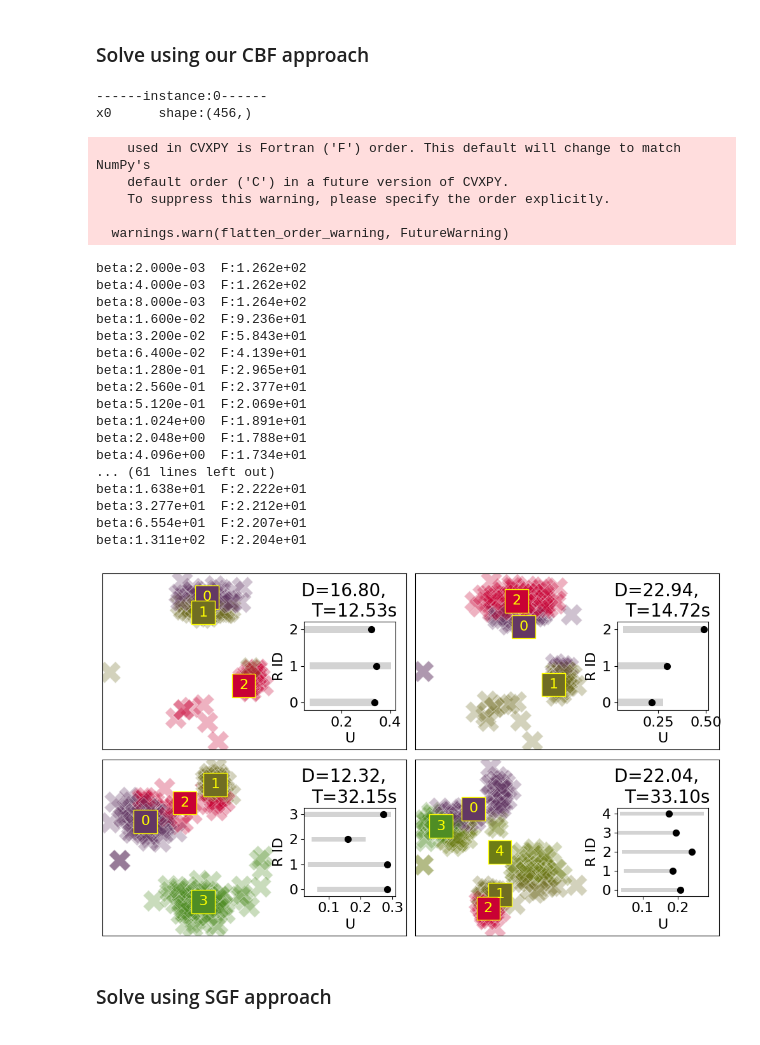
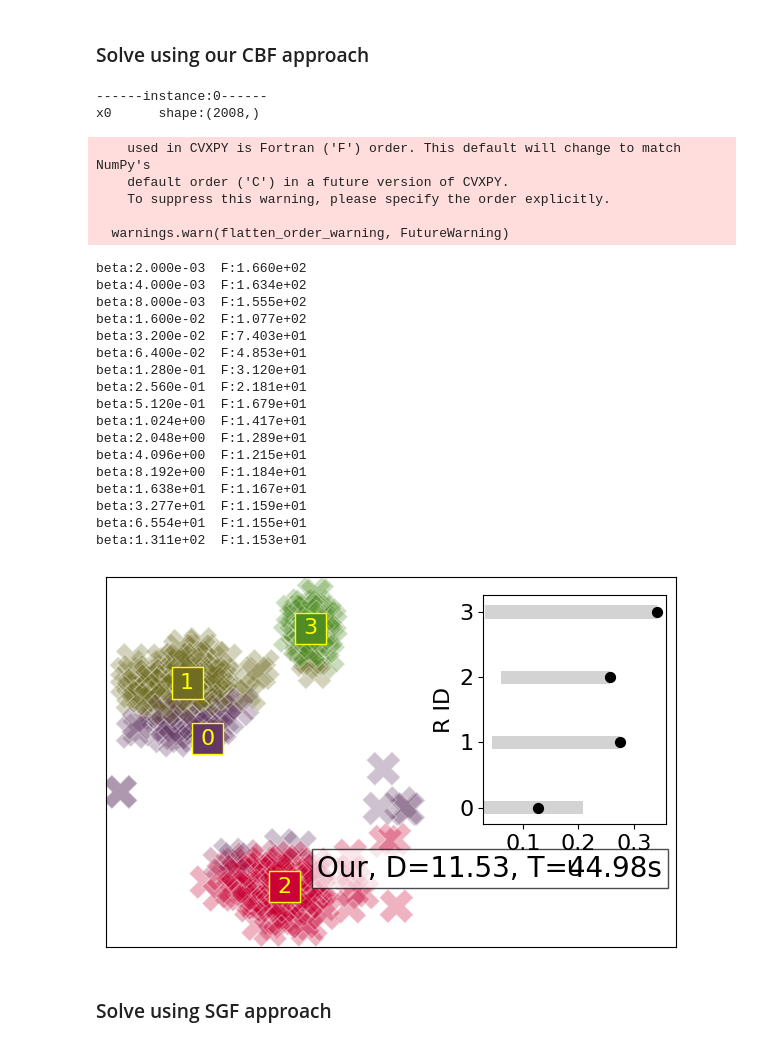
Before and after one commit to dt-1729/CBF_MEP_consRA, a Jupyter notebook: clustering_compare_annealing_v1.ipynb, the cells around one changed output. Saved outputs shown, nothing was run; the diff lists cells and outputs as text; code cells hidden in the pictures.

```diff
--- a/clustering_compare_annealing_v1.ipynb
+++ b/clustering_compare_annealing_v1.ipynb
@@ -22,9 +22,9 @@ from mpl_toolkits.axes_grid1.inset_locator import inset_axes
 # %% [markdown]
 ### Create multiple constrained FLP instances
 # %%
-n_instances = 4
-N_range = [int(50+100*n) for n in range(n_instances)]
-M_range = [int(2+1*m) for m in range(n_instances)]
+n_instances = 5
+N_range = [int(100+100*n) for n in range(n_instances)]
+M_range = [int(2+0.8*m) for m in range(n_instances)]
 cov_range = [8+2*p for p in range(n_instances)]
 d = 2
 scale = 20
@@ -64,6 +64,10 @@ b1_grow = 5
 theta = 5
 n_iters = 1000
 D_tol = 1e-4
+
+saveFig_opts = {
+    'savefig':False
+}
 # %% [markdown]
 ### Generate multiple flp instances
 # %%
@@ -174,39 +177,40 @@ for i, flp in enumerate(flp_instances):
     CBF_sol_instances.append(sol_instance)
 # %% [output]
 ------instance:0------
-x0      shape:(456,)
+x0      shape:(2008,)
     used in CVXPY is Fortran ('F') order. This default will change to match NumPy's
     default order ('C') in a future version of CVXPY.
     To suppress this warning, please specify the order explicitly.
 
   warnings.warn(flatten_order_warning, FutureWarning)
-beta:2.000e-03  F:1.262e+02
-beta:4.000e-03  F:1.262e+02
-beta:8.000e-03  F:1.264e+02
-beta:1.600e-02  F:9.236e+01
-beta:3.200e-02  F:5.843e+01
-beta:6.400e-02  F:4.139e+01
-beta:1.280e-01  F:2.965e+01
-beta:2.560e-01  F:2.377e+01
-beta:5.120e-01  F:2.069e+01
-beta:1.024e+00  F:1.891e+01
-beta:2.048e+00  F:1.788e+01
-beta:4.096e+00  F:1.734e+01
-... (61 lines left out)
-beta:1.638e+01  F:2.222e+01
-beta:3.277e+01  F:2.212e+01
-beta:6.554e+01  F:2.207e+01
-beta:1.311e+02  F:2.204e+01
+beta:2.000e-03  F:1.660e+02
+beta:4.000e-03  F:1.634e+02
+beta:8.000e-03  F:1.555e+02
+beta:1.600e-02  F:1.077e+02
+beta:3.200e-02  F:7.403e+01
+beta:6.400e-02  F:4.853e+01
+beta:1.280e-01  F:3.120e+01
+beta:2.560e-01  F:2.181e+01
+beta:5.120e-01  F:1.679e+01
+beta:1.024e+00  F:1.417e+01
+beta:2.048e+00  F:1.289e+01
+beta:4.096e+00  F:1.215e+01
+beta:8.192e+00  F:1.184e+01
+beta:1.638e+01  F:1.167e+01
+beta:3.277e+01  F:1.159e+01
+beta:6.554e+01  F:1.155e+01
+beta:1.311e+02  F:1.153e+01
 # %%
-plot_flp_sol_instances(
+class_flp.plot_flp_sol_instances(
     CBF_sol_instances,
     fontSize = 20,
-    figSize = (5,3),
+    figSize = (6,4),
+    savefig_opts=saveFig_opts,
     plotResTraj = False,
     plotCapacities=True
 )
 # %% [output]
-[figure, old version]
+[figure, new version]
 # %% [markdown]
 ### Solve using SGF approach
 # %%
```
Also changed, not shown: parts of 12 cells of this notebook, 13 other files.
